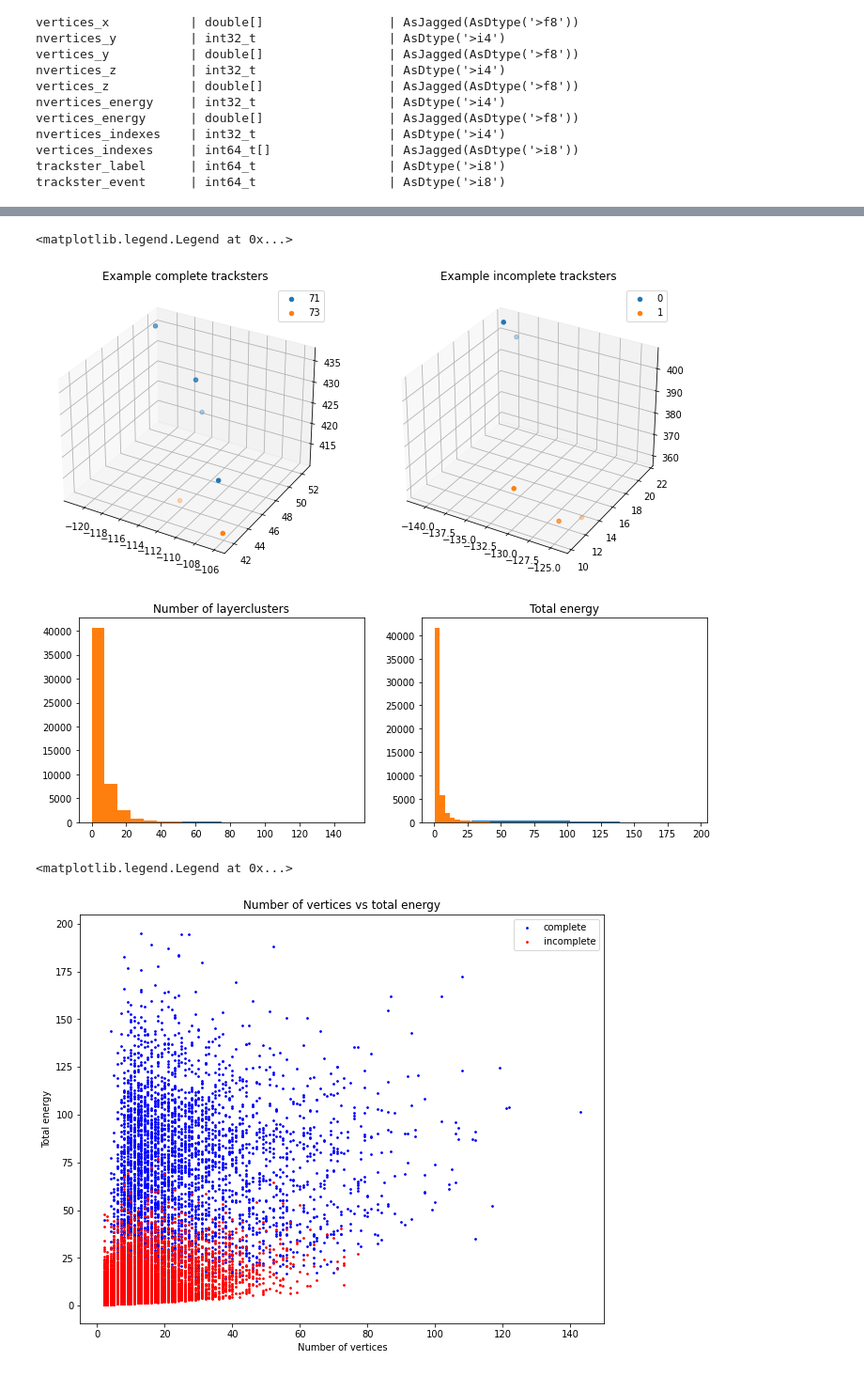
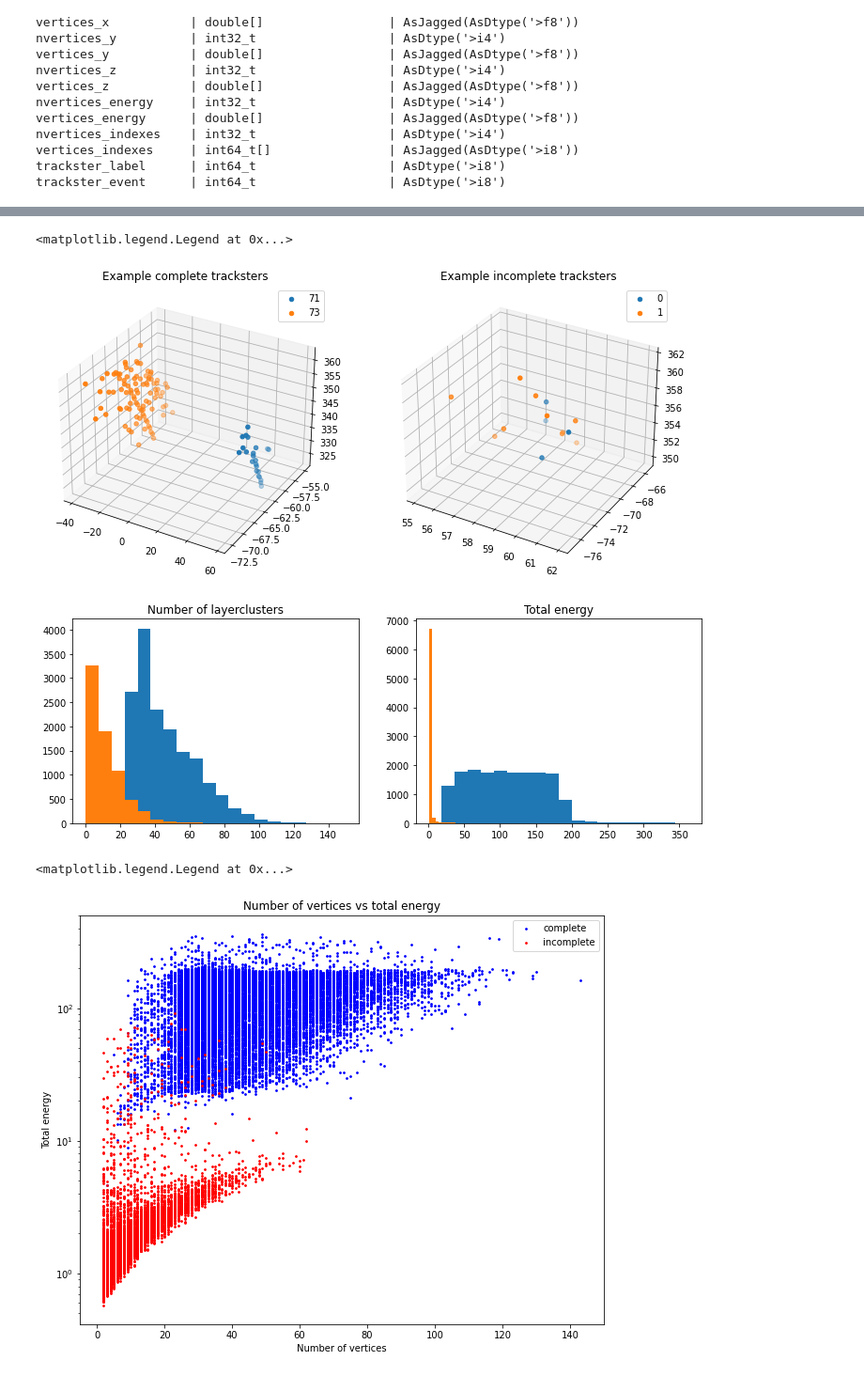
Before and after one commit to edcuba/TICLHack22_PatternReco, a Jupyter notebook: 1_explore_tracksters.ipynb, the cells around one changed output, grey strips where cells are left out. Shown at 94% size. Saved outputs shown, nothing was run; the diff lists cells and outputs as text; code cells hidden in the pictures.

```diff
--- a/1_explore_tracksters.ipynb
+++ b/1_explore_tracksters.ipynb
@@ -1,7 +1,7 @@
 # %%
 import uproot
 # %%
-filename = "tracksters_ds_pion.root"
+filename = "data/trackster_tags_10ke_photon.root"
 tracksters = uproot.open({filename: "tracksters"})
 # %%
 tracksters.show()
@@ -51,7 +51,7 @@ ax.set_title(f"Example incomplete tracksters")
 ax.legend()
 # %% [output]
 <matplotlib.legend.Legend at 0x...>
-[figure, old version]
+[figure, new version]
 # %%
 ce_nvertices = [len(x) for i, x in enumerate(ce) if cl[i] == 1]
 ie_nvertices = [len(x) for i, x in enumerate(ce) if cl[i] == 0]
@@ -71,18 +71,19 @@ ax.hist(ie_sum, bins=20)
 
 pass
 # %% [output]
-[figure, old version]
+[figure, new version]
 # %%
 plt.figure(figsize=(10, 8))
 plt.title("Number of vertices vs total energy")
 plt.xlabel("Number of vertices")
 plt.ylabel("Total energy")
+plt.yscale("log")
 plt.scatter(ce_nvertices, ce_sum, color="blue", label="complete", s=3)
 plt.scatter(ie_nvertices, ie_sum, color="red", label="incomplete", s=3)
 plt.legend()
 # %% [output]
 <matplotlib.legend.Legend at 0x...>
-[figure, old version]
+[figure, new version]
 # %%
 sum(cl)
 # %% [output]
```
Also changed, not shown: parts of 3 cells of this notebook, 7 other files.
